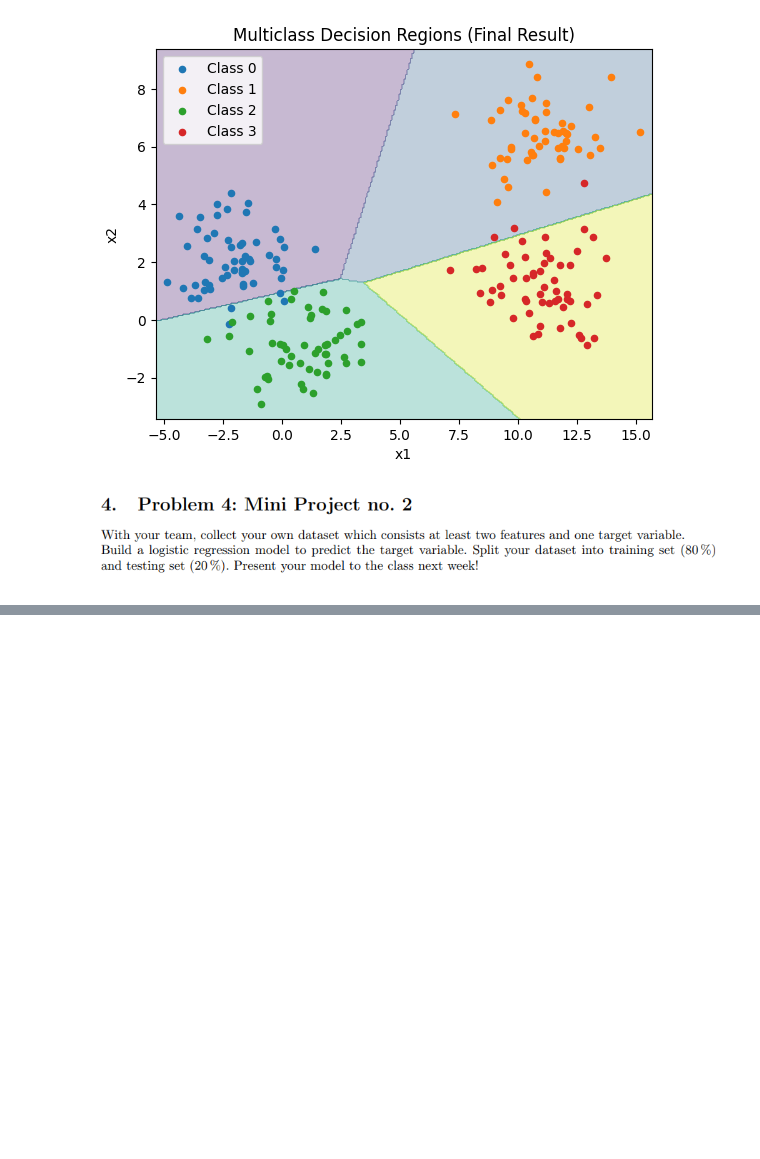
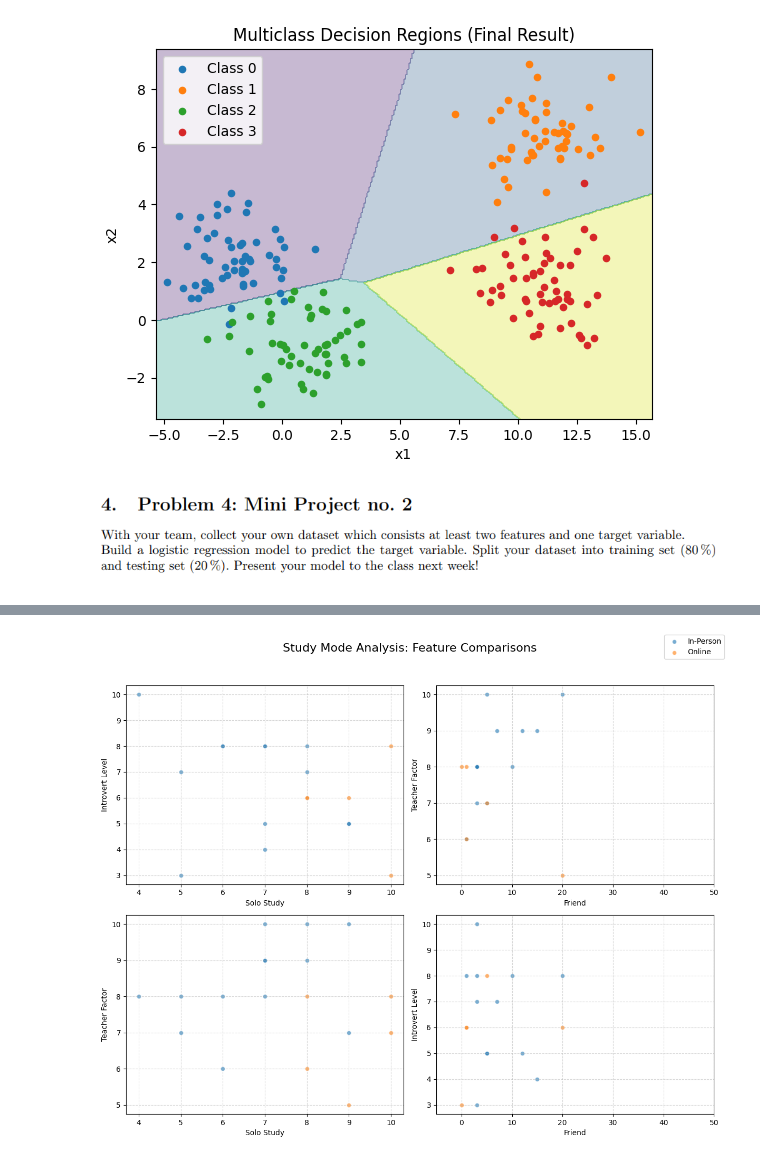
Before and after one commit to i-eat-tea/IML, a Jupyter notebook: TP3_group1/Logistic_Regrssion.ipynb, the cells around one changed output, grey strips where cells are left out. Cells and saved outputs as stored; diff of their text form; code cells hidden in the pictures; blank space fills up the shorter version.

```diff
--- a/TP3_group1/Logistic_Regrssion.ipynb
+++ b/TP3_group1/Logistic_Regrssion.ipynb
@@ -496,0 +499,9 @@ plt.show()
+# %%
+df = pd.read_csv('Learning Mode Preference (Responses) - Form Responses 1.csv')
+# %%
+df = df.drop(columns=['Timestamp'])
+# %%
+col = ['study_mode','friend','solo_study','teacher_factor','introvert_level']
+df.columns = col
+# %%
+df['study_mode'] = df['study_mode'].map({'IN-PERSON': 0, 'ONLINE': 1})
@@ -496,0 +546,47 @@ plt.show()
+# %%
+import matplotlib.pyplot as plt
+
+# Setup the 2x2 grid
+fig, axes = plt.subplots(2, 2, figsize=(12, 10))
+fig.suptitle('Study Mode Analysis: Feature Comparisons', fontsize=16)
+
+# Define our feature pairs for the 4 plots
+pairs = [
+    ('solo_study', 'introvert_level'),
+    ('friend', 'teacher_factor'),
+    ('solo_study', 'teacher_factor'),
+    ('friend', 'introvert_level')
+]
+
+# Loop through the axes and pairs to plot
+for i, ax in enumerate(axes.flat):
+    x_feat, y_feat = pairs[i]
+
+    # Plot Class 0 (In-Person)
+    ax.scatter(df[df['study_mode'] == 0][x_feat],
+               df[df['study_mode'] == 0][y_feat],
+               c='tab:blue', label='In-Person', alpha=0.6, edgecolors='w')
+
+    # Plot Class 1 (Online)
+    ax.scatter(df[df['study_mode'] == 1][x_feat],
+               df[df['study_mode'] == 1][y_feat],
+               c='tab:orange', label='Online', alpha=0.6, edgecolors='w')
+
+    ax.set_xlabel(x_feat.replace('_', ' ').title())
+    ax.set_ylabel(y_feat.replace('_', ' ').title())
+    ax.grid(True, linestyle='--', alpha=0.5)
+
+    # Handle the 'friend' outlier so the plot is readable
+    if x_feat == 'friend':
+        ax.set_xlim(-5, 50) # Clipping the X-axis to focus on the bulk of data
+    if y_feat == 'friend':
+        ax.set_ylim(-5, 50)
+
+# Add a single legend for the whole figure
+handles, labels = ax.get_legend_handles_labels()
+fig.legend(handles, labels, loc='upper right')
+
+plt.tight_layout(rect=[0, 0.03, 1, 0.95])
+plt.show()
+# %% [output]
+[figure, added]
```
Also changed, not shown: parts of 13 cells of this notebook, 1 other file.
